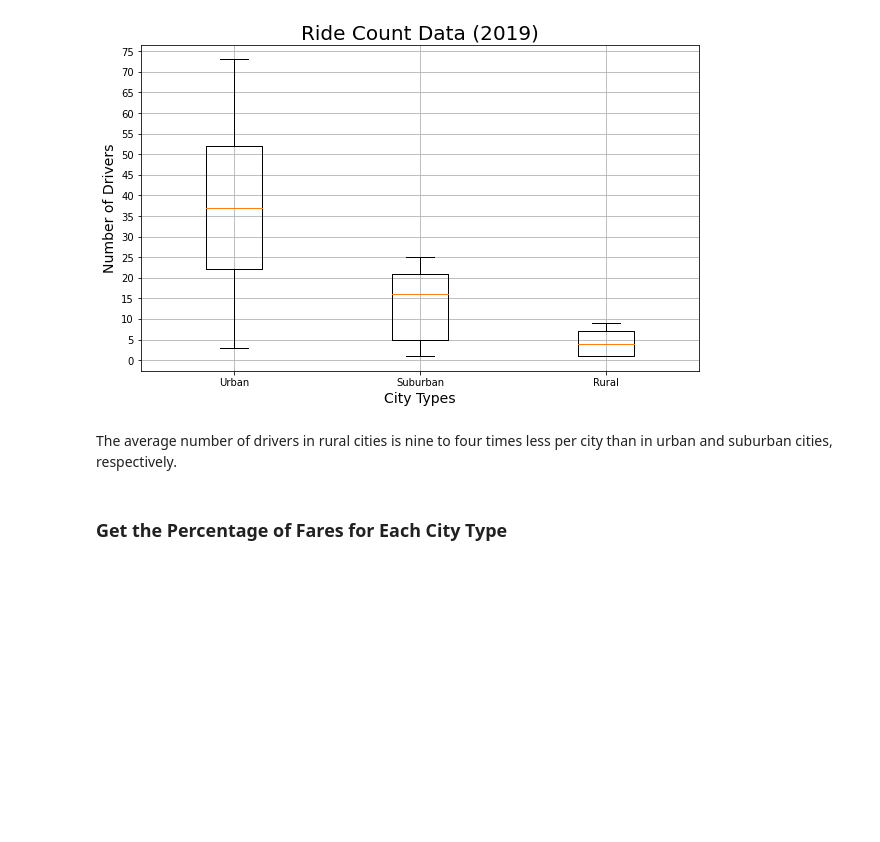
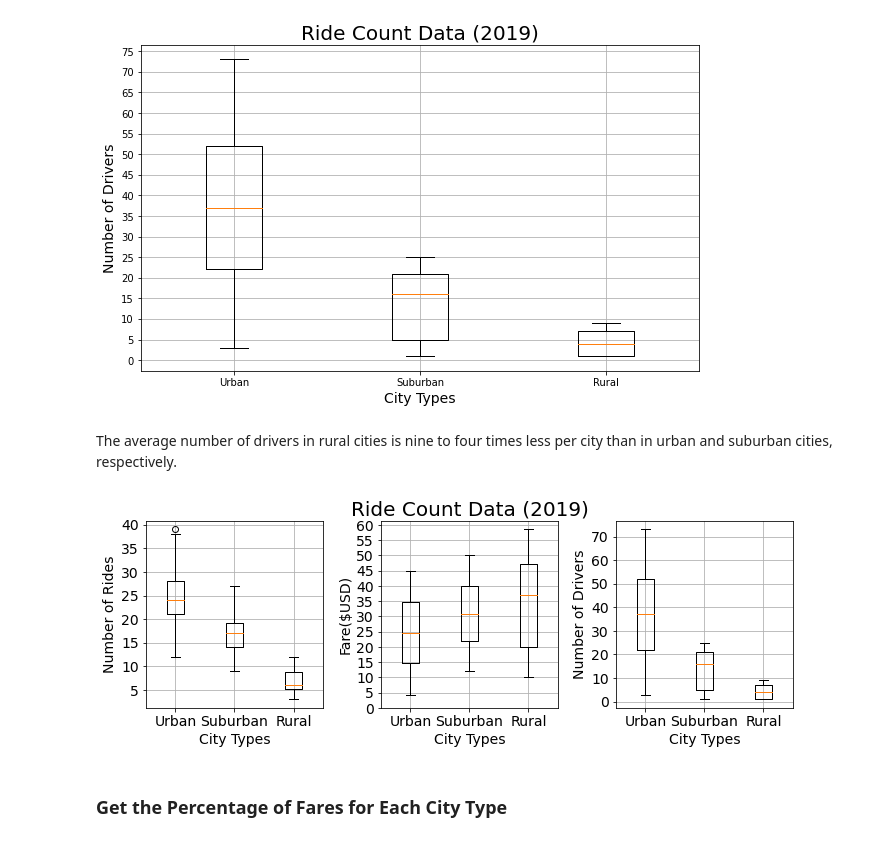
Before and after one commit to jonathantree/PyBer_Analysis, a Jupyter notebook: PyBer.ipynb, the cells around one changed output. Drawn from its saved outputs; the diff is of its cells as text; code cells hidden in the pictures; blank space fills up the shorter version.

Commit message:
updated PyBer.ipynb with summary subplots

```diff
--- a/PyBer.ipynb
+++ b/PyBer.ipynb
@@ -927,6 +927,48 @@ plt.show()
 [figure]
 # %% [markdown]
 The average number of drivers in rural cities is nine to four times less per city than in urban and suburban cities, respectively.
+# %%
+# creating grid for subplots
+fig = plt.figure()
+fig.set_figheight(10)
+fig.set_figwidth(10)
+
+#Create a grid of 3 columns by 3 rows and tell matplotlib where each plot will be located
+ax1 = plt.subplot2grid(shape=(3, 3), loc=(0, 0))
+ax2 = plt.subplot2grid(shape=(3, 3), loc=(0, 1))
+ax3 = plt.subplot2grid(shape=(3, 3), loc=(0, 2))
+
+x_labels = ["Urban", "Suburban","Rural"]
+fares_data = [urban_fares, suburban_fares, rural_fares]
+ride_count_data = [urban_ride_count, suburban_ride_count, rural_ride_count]
+driver_data = [urban_drivers, suburban_drivers, rural_drivers]
+
+yticks = np.arange(0, 45, 5)
+#ax1.set_title('Ride Count Data (2019)',fontsize=20)
+ax1.set_ylabel('Number of Rides',fontsize=14)
+ax1.set_xlabel("City Types",fontsize=14)
+ax1.set_yticks(yticks)
+ax1.boxplot(ride_count_data, labels=x_labels)
+ax1.grid()
+
+ax2.set_title('Ride Count Data (2019)',fontsize=20)
+ax2.set_ylabel('Fare($USD)',fontsize=14)
+ax2.set_xlabel("City Types",fontsize=14)
+ax2.boxplot(fares_data, labels=x_labels)
+ax2.set_yticks(np.arange(0, 65, step=5))
+ax2.grid(True)
+
+ax3.set_ylabel('Number of Drivers',fontsize=14)
+ax3.set_xlabel("City Types",fontsize=14)
+ax3.boxplot(driver_data, labels=x_labels)
+ax3.set_yticks(np.arange(0, 80, step=10))
+ax3.grid()
+
+
+plt.tight_layout()
+plt.savefig("Analysis/Box_whisker_subplots.jpg")
+# %% [output]
+[figure, added]
 # %% [markdown]
 ### Get the Percentage of Fares for Each City Type
 # %%
```
Also changed, not shown: parts of 4 cells of this notebook.
